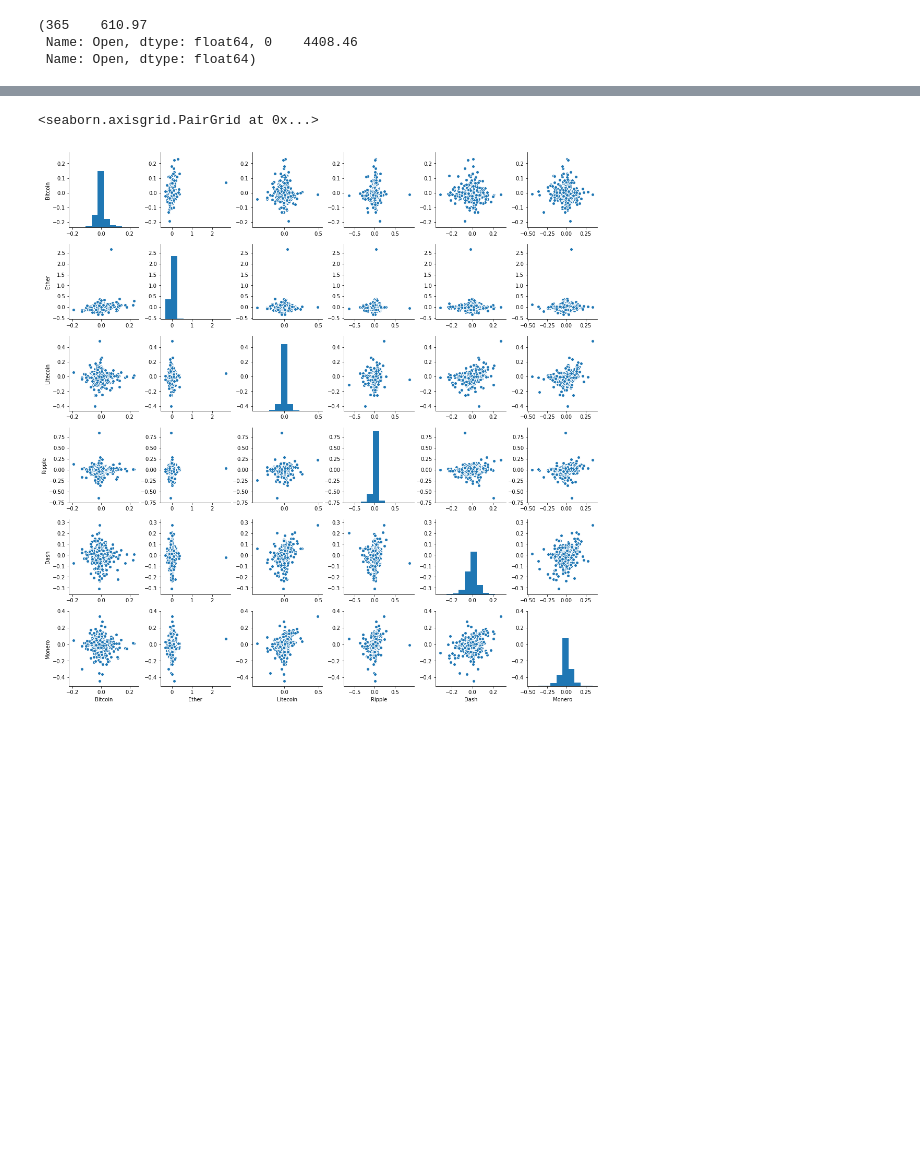
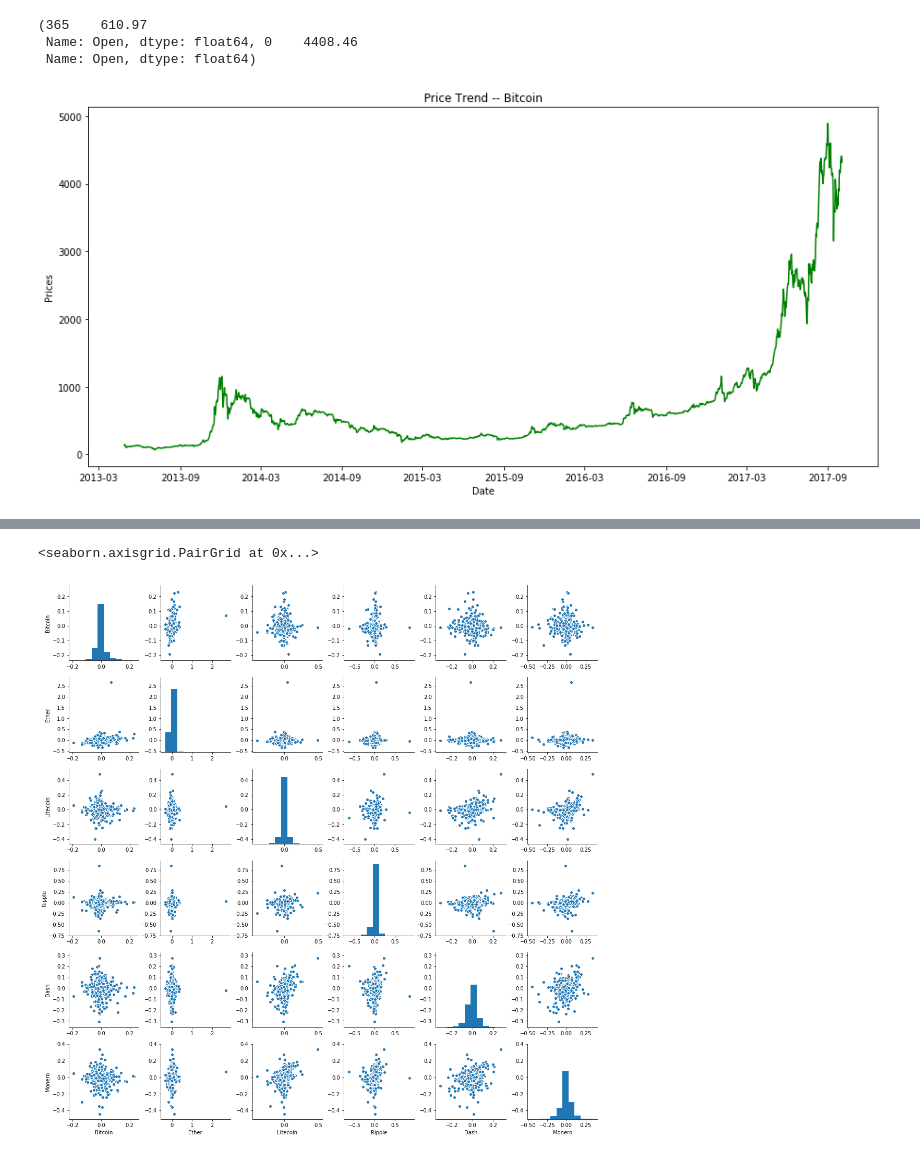
Before and after one commit to avantichande/Cryptocurrency_Project, a Jupyter notebook: Project/CryptoCurrency_Analysis_V3.ipynb, the cells around one changed output, grey strips where cells are left out. Saved outputs shown, nothing was run; the diff lists cells and outputs as text; code cells hidden in the pictures; blank space fills up the shorter version.

```diff
--- a/Project/CryptoCurrency_Analysis_V3.ipynb
+++ b/Project/CryptoCurrency_Analysis_V3.ipynb
@@ -47,3 +47,15 @@ litecoin_by_date = clean_df(litecoin)
 ripple_by_date = clean_df(ripple)
 dash_by_date = clean_df(dash)
 monero_by_date = clean_df(monero)
+# %%
+def plot_price_trend(df,str_df, plot_color):
+    fig, ax = plt.subplots(ncols=1, figsize=(15,7))
+    ax.plot_date(df['Date'], df['Close'], linestyle='-', marker='', color = plot_color)
+    plt.xlabel('Date')
+    plt.ylabel('Prices')
+    plt.title('Price Trend -- %s'% str_df)
+    return
+# %%
+plot_price_trend(bitcoin,'Bitcoin', 'green')
+# %% [output]
+[figure, added]
```
Also changed, not shown: parts of 5 cells of this notebook.
